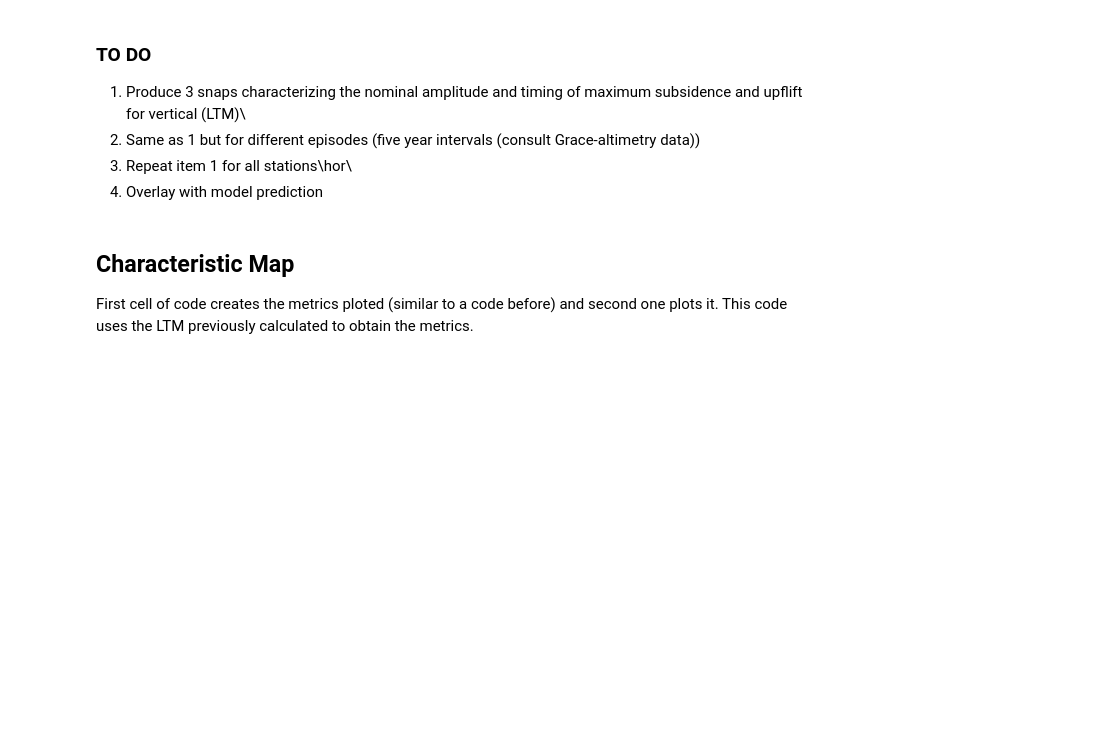
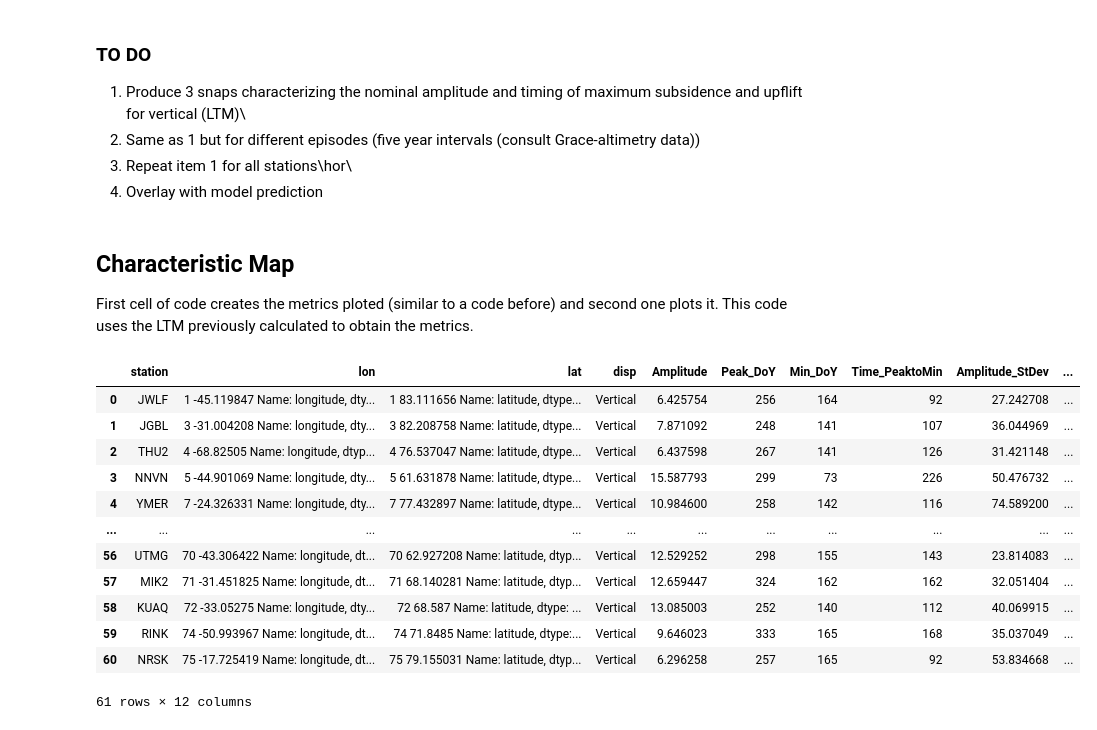
Before and after one commit to diegorvar/signal-processing-enu, a Jupyter notebook: FinalizedCode.ipynb, the cells around one changed output. Cells and saved outputs as stored; diff of their text form; code cells hidden in the pictures; blank space fills up the shorter version.

```diff
--- a/FinalizedCode.ipynb
+++ b/FinalizedCode.ipynb
@@ -861,19 +861,68 @@ for station_name in stations_names_with_data:
 
         max_idx = np.argmax(LTM_vals)
         min_idx = np.argmin(LTM_vals)
+        amp = np.max(LTM_vals) - np.min(LTM_vals)
+        dt = np.abs(max_idx - min_idx)
+
+        raw_data = get_data(station_name)
+        INTERP_LIMIT = 8
+        wdays = 30
+        rd_data = InterpRA(raw_data, True, INTERP_LIMIT, wdays )
+        max_ay, min_ay, amp_ay, dt_ay = [], [], [], []
+
+        years = sorted(np.unique(rd_data.year))
+
+        for year in years:
+            data = rd_data[rd_data['year'] == year].copy()
+            if data[Disp].count() < 350:
+                continue
+            data = data[Disp] - np.nanmean(data[Disp])
+
+            max_ay.append(np.argmax(data.values))
+            min_ay.append(np.argmin(data.values))
+            dt_ay.append(np.abs(np.argmax(data.values) - np.argmin(data.values) ))
+            amp_ay.append(np.max(data.values) - np.min(data.values))
+
+        STDpc_amp = np.std(amp_ay) / ( amp ) * 100
+
+        STD_dt = np.std(dt_ay)
+        STD_p = scipy.stats.circstd(max_ay, high=366, low=1)
+        STD_m = scipy.stats.circstd(min_ay, high=366, low=1)
+
 
         recordsavg.append({
                     "station": station_name,
                     "lon": lon,
                     "lat": lat,
                     "disp": Disp,
-                    "Amplitude": np.max(LTM_vals) - np.min(LTM_vals),
+                    "Amplitude": amp,
                     "Peak_DoY": max_idx,
                     "Min_DoY": min_idx,
+                    "Time_PeaktoMin": dt,
+                    "Amplitude_StDev": STDpc_amp,
+                    "Peak_DoY_StDev": STD_p,
+                    "Min_DoY_StDev": STD_m,
+                    "Time_PeaktoMin_StDev" : STD_dt,
 
                 })
 
 df_metricsavg = pd.DataFrame(recordsavg)
+# %%
+df_metricsavg
+# %% [output]
+|  | station | lon | lat | disp | Amplitude | Peak_DoY | Min_DoY | Time_PeaktoMin | Amplitude_StDev | ... |
+| 0 | JWLF | 1 -45.119847 Name: longitude, dty... | 1 83.111656 Name: latitude, dtype... | Vertical | 6.425754 | 256 | 164 | 92 | 27.242708 | ... |
+| 1 | JGBL | 3 -31.004208 Name: longitude, dty... | 3 82.208758 Name: latitude, dtype... | Vertical | 7.871092 | 248 | 141 | 107 | 36.044969 | ... |
+| 2 | THU2 | 4 -68.82505 Name: longitude, dtyp... | 4 76.537047 Name: latitude, dtype... | Vertical | 6.437598 | 267 | 141 | 126 | 31.421148 | ... |
+| 3 | NNVN | 5 -44.901069 Name: longitude, dty... | 5 61.631878 Name: latitude, dtype... | Vertical | 15.587793 | 299 | 73 | 226 | 50.476732 | ... |
+| 4 | YMER | 7 -24.326331 Name: longitude, dty... | 7 77.432897 Name: latitude, dtype... | Vertical | 10.984600 | 258 | 142 | 116 | 74.589200 | ... |
+| ... | ... | ... | ... | ... | ... | ... | ... | ... | ... | ... |
+| 56 | UTMG | 70 -43.306422 Name: longitude, dt... | 70 62.927208 Name: latitude, dtyp... | Vertical | 12.529252 | 298 | 155 | 143 | 23.814083 | ... |
+| 57 | MIK2 | 71 -31.451825 Name: longitude, dt... | 71 68.140281 Name: latitude, dtyp... | Vertical | 12.659447 | 324 | 162 | 162 | 32.051404 | ... |
+| 58 | KUAQ | 72 -33.05275 Name: longitude, dty... | 72 68.587 Name: latitude, dtype: ... | Vertical | 13.085003 | 252 | 140 | 112 | 40.069915 | ... |
+| 59 | RINK | 74 -50.993967 Name: longitude, dt... | 74 71.8485 Name: latitude, dtype:... | Vertical | 9.646023 | 333 | 165 | 168 | 35.037049 | ... |
+| 60 | NRSK | 75 -17.725419 Name: longitude, dt... | 75 79.155031 Name: latitude, dtyp... | Vertical | 6.296258 | 257 | 165 | 92 | 53.834668 | ... |
+61 rows × 12 columns
 # %%
 tiler = GoogleTiles(style="satellite") # Opens Satellite Image
 
```
Also changed, not shown: parts of 9 cells of this notebook, 6 other files.
